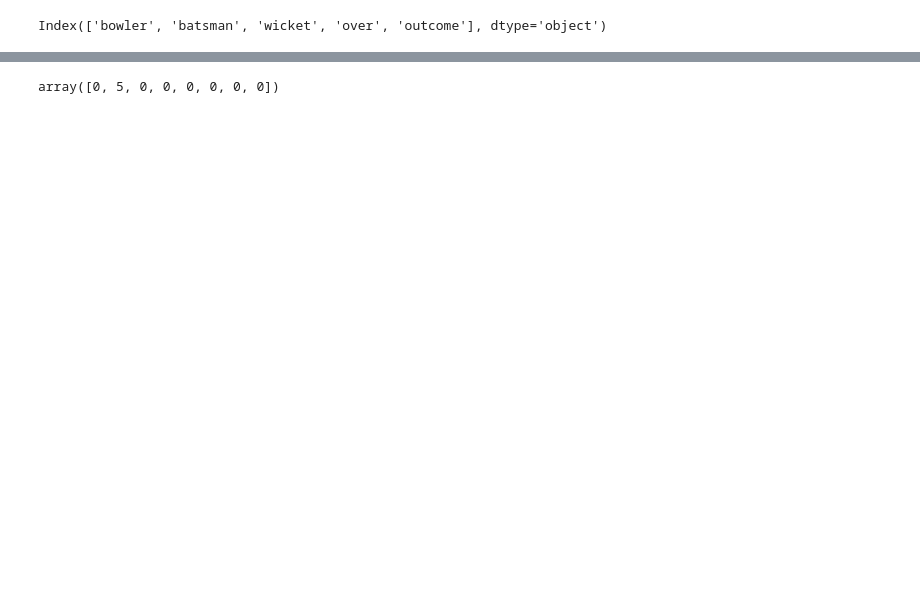
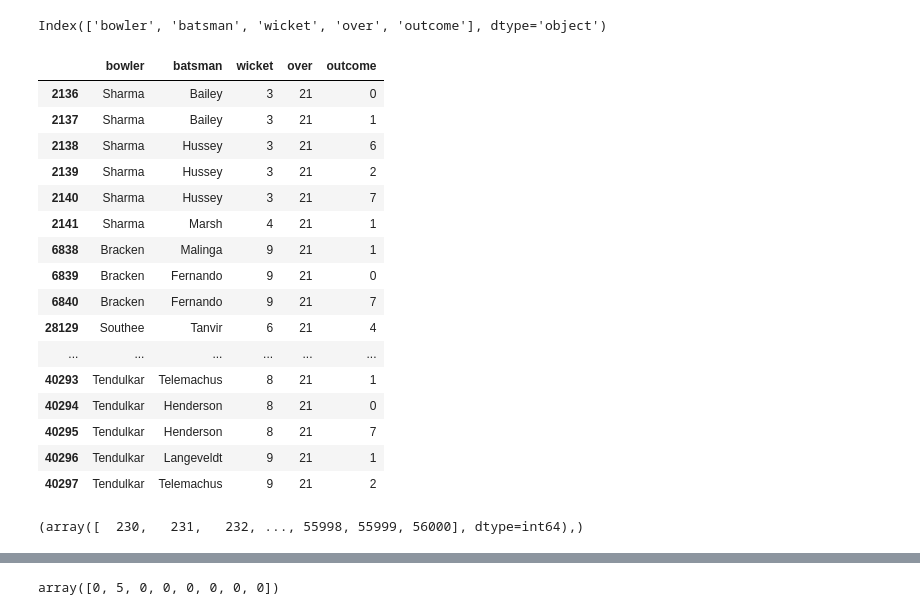
Before and after one commit to aadya-agrawal/btp, a Jupyter notebook: trial.ipynb, the cells around one changed output, grey strips where cells are left out. Cells and saved outputs as stored; diff of their text form; code cells hidden in the pictures; blank space fills up the shorter version.

```diff
--- a/trial.ipynb
+++ b/trial.ipynb
@@ -177,10 +183,34 @@ df1=df1.rename(columns={0:"bowler",1:"batsman",2:"wicket",3:"over",4:"outcome"})
 df1.columns
 # %% [output]
 Index(['bowler', 'batsman', 'wicket', 'over', 'outcome'], dtype='object')
+# %%
+df1[df1['over']==21]
+# %% [output]
+|  | bowler | batsman | wicket | over | outcome |
+| 2136 | Sharma | Bailey | 3 | 21 | 0 |
+| 2137 | Sharma | Bailey | 3 | 21 | 1 |
+| 2138 | Sharma | Hussey | 3 | 21 | 6 |
+| 2139 | Sharma | Hussey | 3 | 21 | 2 |
+| 2140 | Sharma | Hussey | 3 | 21 | 7 |
+| 2141 | Sharma | Marsh | 4 | 21 | 1 |
+| 6838 | Bracken | Malinga | 9 | 21 | 1 |
+| 6839 | Bracken | Fernando | 9 | 21 | 0 |
+| 6840 | Bracken | Fernando | 9 | 21 | 7 |
+| 28129 | Southee | Tanvir | 6 | 21 | 4 |
+| ... | ... | ... | ... | ... | ... |
+| 40293 | Tendulkar | Telemachus | 8 | 21 | 1 |
+| 40294 | Tendulkar | Henderson | 8 | 21 | 0 |
+| 40295 | Tendulkar | Henderson | 8 | 21 | 7 |
+| 40296 | Tendulkar | Langeveldt | 9 | 21 | 1 |
+| 40297 | Tendulkar | Telemachus | 9 | 21 | 2 |
 # %%
 df1.to_pickle("./df1.pkl")
 # %%
 #seedha load df1 from df.pkl
+# %%
+np.where(df1['wicket']==10)
+# %% [output]
+(array([  230,   231,   232, ..., 55998, 55999, 56000], dtype=int64),)
 # %%
 batsmen_dict = {batsman: index for index, batsman in enumerate(df1['batsman'].unique())}
 print("Dictionary of batsmen names:", batsmen_dict)
```
Also changed, not shown: parts of 7 cells of this notebook, 1 other file.
